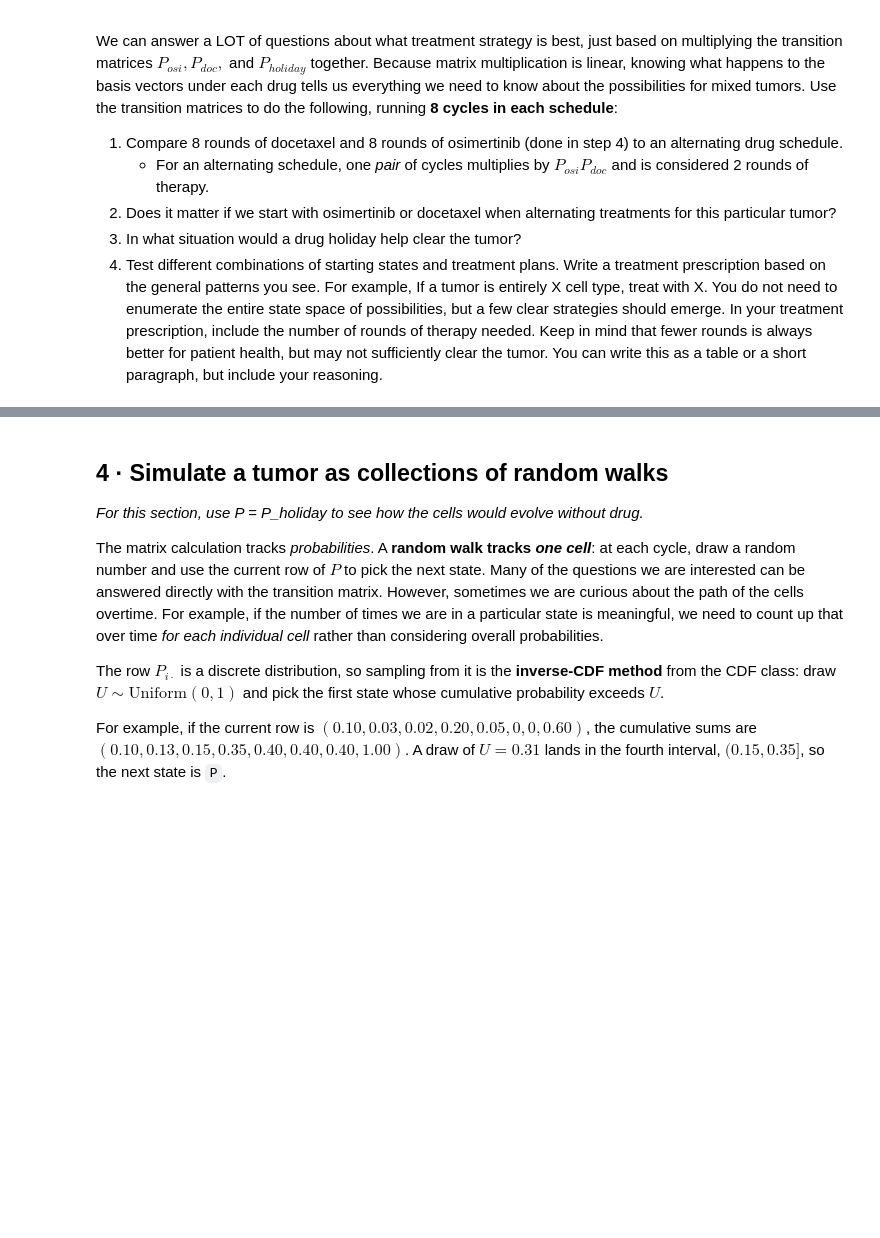
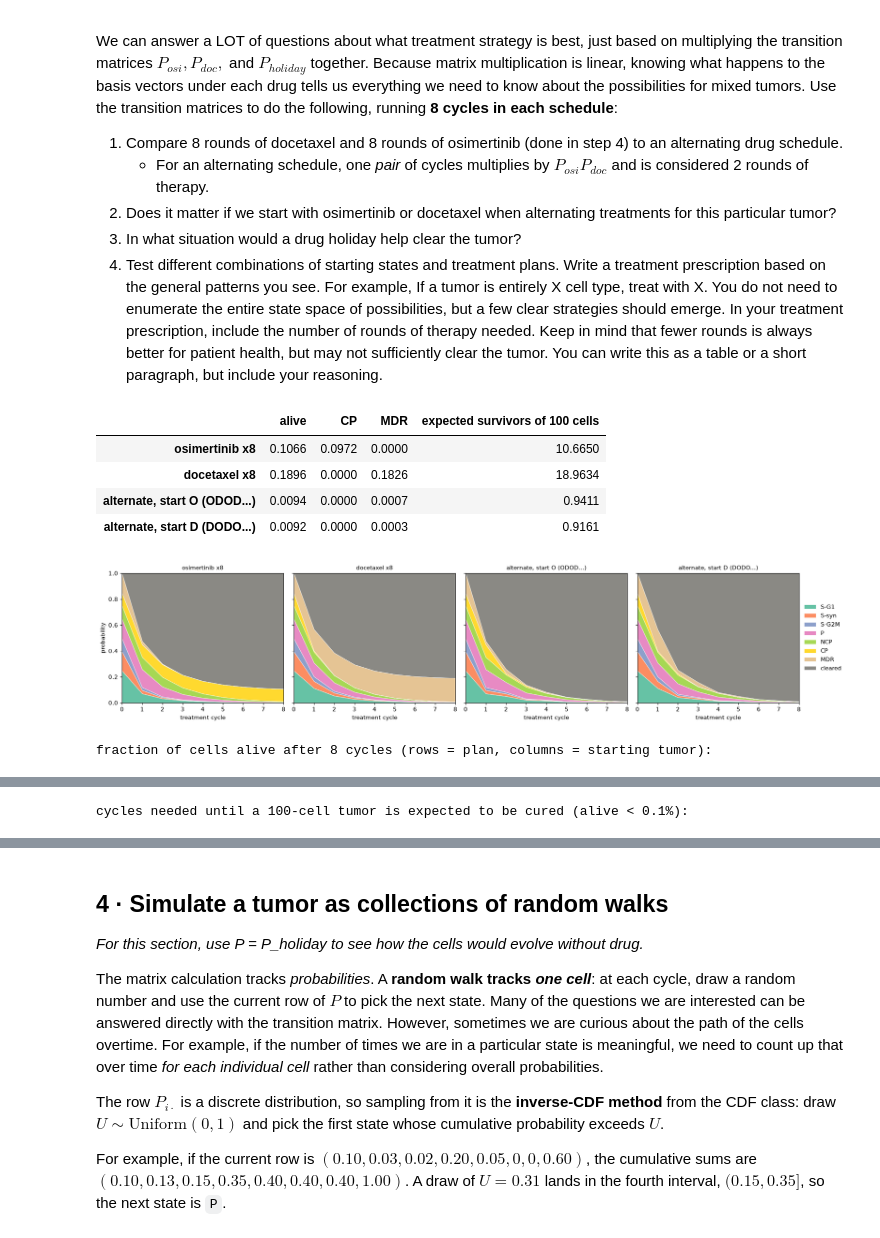
Before and after one commit to aidan-dowd/uu_markov, a Jupyter notebook: lab_2/Lab09_markov_chain_cells.ipynb, the cells around one changed output, grey strips where cells are left out. Drawn from its saved outputs; the diff is of its cells as text; code cells hidden in the pictures; blank space fills up the shorter version.

```diff
--- a/lab_2/Lab09_markov_chain_cells.ipynb
+++ b/lab_2/Lab09_markov_chain_cells.ipynb
@@ -324,3 +485,78 @@ We can answer a LOT of questions about what treatment strategy is best, just bas
 4. Test different combinations of starting states and treatment plans. Write a treatment prescription based on the general patterns you see. For example, If a tumor is entirely X cell type, treat with X. You do not need to enumerate the entire state space of possibilities, but a few clear strategies should emerge. In your treatment prescription, include the number of rounds of therapy needed. Keep in mind that fewer rounds is always better for patient health, but may not sufficiently clear the tumor. You can write this as a table or a short paragraph, but include your reasoning.
 # %%
 ## Add code here
+# One letter = one cycle: O = osimertinib, D = docetaxel, H = drug holiday (no drug)
+MATS = {"O": P_osi, "D": P_doc, "H": P_holiday}
+
+def run_schedule(pi0, schedule):
+    '''schedule is a string like "OOOO", "ODOD" or "OOHH"; return the trajectory
+    (row t = distribution after t cycles), like evolve().'''
+    traj = [np.asarray(pi0, dtype=float)]
+    for drug in schedule:
+        traj.append(traj[-1] @ MATS[drug])
+    return np.array(traj)
+
+def summarize(final):
+    return {"alive": 1 - final[-1],
+            "CP": final[OUTCOMES.index("CP")],
+            "MDR": final[OUTCOMES.index("MDR")],
+            "expected survivors of 100 cells": 100 * (1 - final[-1])}
+
+# --- Q1 and Q2: single drugs vs. alternating (8 cycles each), mixed tumor ---
+SCHEDULES = {
+    "osimertinib x8": "O" * 8,
+    "docetaxel x8": "D" * 8,
+    "alternate, start O (ODOD...)": "OD" * 4,
+    "alternate, start D (DODO...)": "DO" * 4,
+}
+display(pd.DataFrame({name: summarize(run_schedule(pi_mix, s)[-1])
+                      for name, s in SCHEDULES.items()}).T.round(4))
+
+fig, axes = plt.subplots(1, 4, figsize=(18, 4), sharey=True)
+for ax, (name, s) in zip(axes, SCHEDULES.items()):
+    plot_trajectory(run_schedule(pi_mix, s), ax, name)
+axes[0].set_ylabel("probability")
+axes[-1].legend(loc="center left", bbox_to_anchor=(1, 0.5), frameon=False)
+plt.tight_layout()
+plt.show()
+
+# --- Q3: when does a drug holiday help? alive fraction after 8 cycles, every starting state ---
+HOLIDAY_PLANS = {
+    "O x8": "O" * 8,
+    "(O,O,O,H) x2": "OOOH" * 2,
+    "(O,O,H,H) x2": "OOHH" * 2,
+    "D x8": "D" * 8,
+    "(D,D,D,H) x2": "DDDH" * 2,
+    "(O,D) x4": "OD" * 4,
+    "(O,D,H,H) x2": "ODHH" * 2,
+}
+tumors = {"measured mix": pi_mix, **{f"all {s}": basis(s, P_hat) for s in STATES}}
+holiday_table = pd.DataFrame({t: {name: 1 - run_schedule(pi0, plan)[-1][-1]
+                                  for name, plan in HOLIDAY_PLANS.items()}
+                              for t, pi0 in tumors.items()})
+print("fraction of cells alive after 8 cycles (rows = plan, columns = starting tumor):")
+display(holiday_table.round(4))
+
+# --- Q4: how many rounds does each plan need? ---
+# "cured" here = expected survivors of a 100-cell tumor below 0.1, i.e. alive fraction < 0.001
+def rounds_needed(pi0, pattern, threshold=0.001, max_cycles=24):
+    '''Repeat `pattern` and return the first cycle count with alive fraction < threshold.'''
+    sched = (pattern * max_cycles)[:max_cycles]
+    alive = 1 - run_schedule(pi0, sched)[:, -1]
+    hit = np.nonzero(alive < threshold)[0]
+    return int(hit[0]) if len(hit) else f">{max_cycles}"
+
+PATTERNS = {"O only": "O", "D only": "D", "alternate O,D": "OD", "alternate D,O": "DO",
+            "O,O,H": "OOH", "O,D,H": "ODH"}
+rounds_table = pd.DataFrame({t: {name: rounds_needed(pi0, p) for name, p in PATTERNS.items()}
+                             for t, pi0 in tumors.items()})
+print("cycles needed until a 100-cell tumor is expected to be cured (alive < 0.1%):")
+rounds_table
+# %% [output]
+|  | alive | CP | MDR | expected survivors of 100 cells |
+| osimertinib x8 | 0.1066 | 0.0972 | 0.0000 | 10.6650 |
+| docetaxel x8 | 0.1896 | 0.0000 | 0.1826 | 18.9634 |
+| alternate, start O (ODOD...) | 0.0094 | 0.0000 | 0.0007 | 0.9411 |
+| alternate, start D (DODO...) | 0.0092 | 0.0000 | 0.0003 | 0.9161 |
+[figure, added]
+fraction of cells alive after 8 cycles (rows = plan, columns = starting tumor):
@@ -326,0 +571 @@ We can answer a LOT of questions about what treatment strategy is best, just bas
+cycles needed until a 100-cell tumor is expected to be cured (alive < 0.1%):
```
Also changed, not shown: parts of 25 cells of this notebook, 2 other files.
